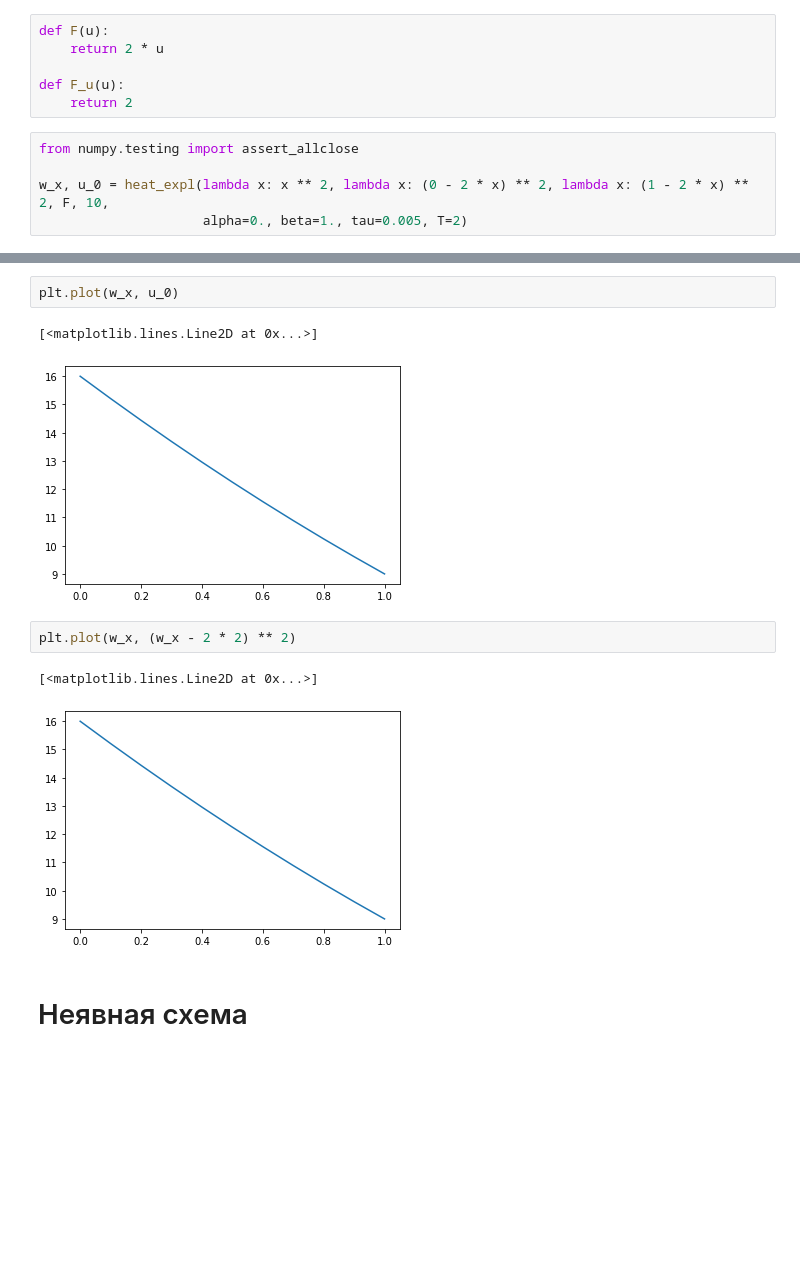
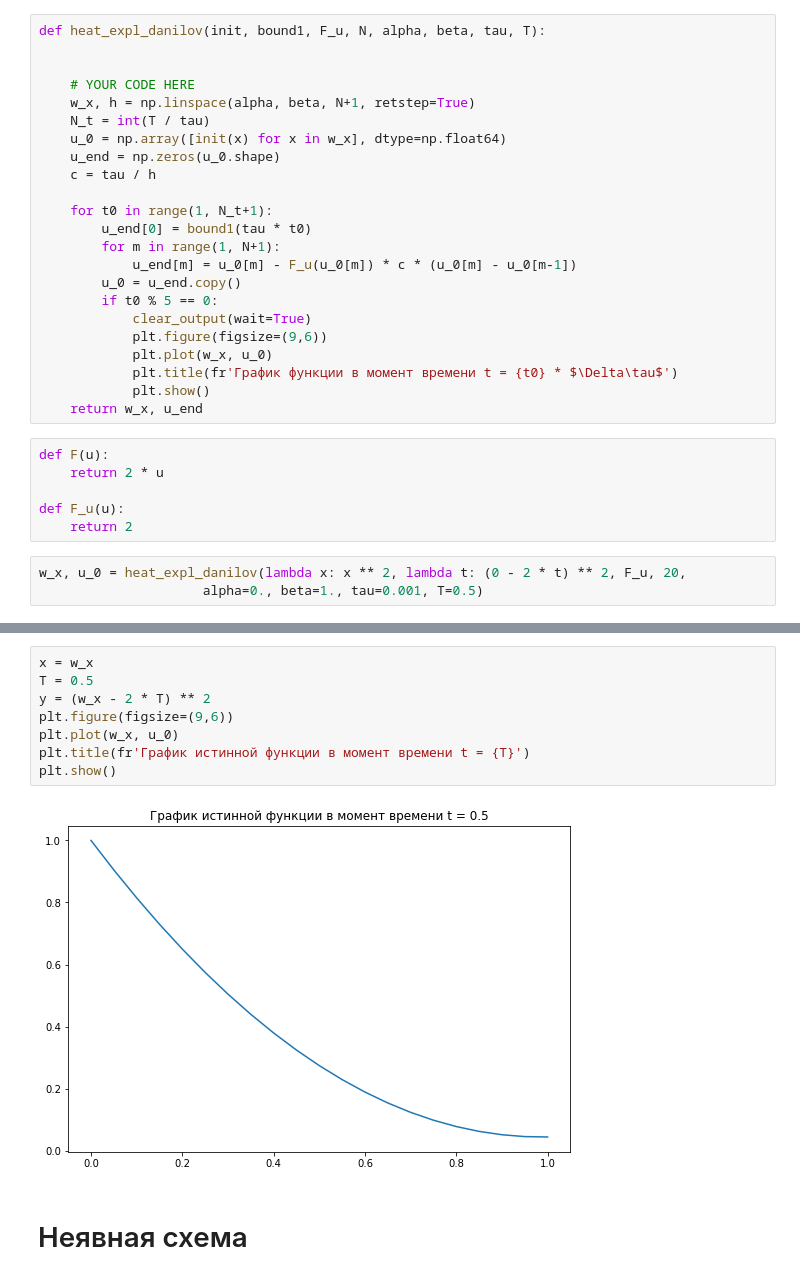
Before and after one commit to Chpel/Study_3, a Jupyter notebook: Нелинейка/Дз_по_нелинейке.ipynb, the cells around one changed output, grey strips where cells are left out. Drawn from its saved outputs; the diff is of its cells as text; blank space fills up the shorter version.

```diff
--- a/Нелинейка/Дз_по_нелинейке.ipynb
+++ b/Нелинейка/Дз_по_нелинейке.ipynb
@@ -45,6 +47,29 @@ def heat_expl(init, bound1, bound2, F, N, alpha, beta, tau, T):
         u_0 = u_end.copy()
 
     return w_x, u_end
+# %%
+def heat_expl_danilov(init, bound1, F_u, N, alpha, beta, tau, T):
+
+
+    # YOUR CODE HERE
+    w_x, h = np.linspace(alpha, beta, N+1, retstep=True)
+    N_t = int(T / tau)
+    u_0 = np.array([init(x) for x in w_x], dtype=np.float64)
+    u_end = np.zeros(u_0.shape)
+    c = tau / h
+
+    for t0 in range(1, N_t+1):
+        u_end[0] = bound1(tau * t0)
+        for m in range(1, N+1):
+            u_end[m] = u_0[m] - F_u(u_0[m]) * c * (u_0[m] - u_0[m-1])
+        u_0 = u_end.copy()
+        if t0 % 5 == 0:
+            clear_output(wait=True)
+            plt.figure(figsize=(9,6))
+            plt.plot(w_x, u_0)
+            plt.title(fr'График функции в момент времени t = {t0} * $\Delta\tau$')
+            plt.show()
+    return w_x, u_end
 # %%
 def F(u):
     return 2 * u
@@ -52,7 +77,5 @@ def F(u):
 def F_u(u):
     return 2
 # %%
-from numpy.testing import assert_allclose
-
-w_x, u_0 = heat_expl(lambda x: x ** 2, lambda x: (0 - 2 * x) ** 2, lambda x: (1 - 2 * x) ** 2, F, 10,
-                     alpha=0., beta=1., tau=0.005, T=2)
+w_x, u_0 = heat_expl_danilov(lambda x: x ** 2, lambda t: (0 - 2 * t) ** 2, F_u, 20,
+                     alpha=0., beta=1., tau=0.001, T=0.5)
@@ -59,13 +84,13 @@ w_x, u_0 = heat_expl(lambda x: x ** 2, lambda x: (0 - 2 * x) ** 2, lambda x: (1
-# %%
-plt.plot(w_x, u_0)
-# %% [output]
-[<matplotlib.lines.Line2D at 0x...>]
-[figure, removed]
 # %%
-plt.plot(w_x, (w_x - 2 * 2) ** 2)
+x = w_x
+T = 0.5
+y = (w_x - 2 * T) ** 2
+plt.figure(figsize=(9,6))
+plt.plot(w_x, u_0)
+plt.title(fr'График истинной функции в момент времени t = {T}')
+plt.show()
 # %% [output]
-[<matplotlib.lines.Line2D at 0x...>]
-[figure, old version]
+[figure, new version]
 # %% [markdown]
 # Неявная схема
 # %%
```
Also changed, not shown: parts of 5 cells of this notebook.
